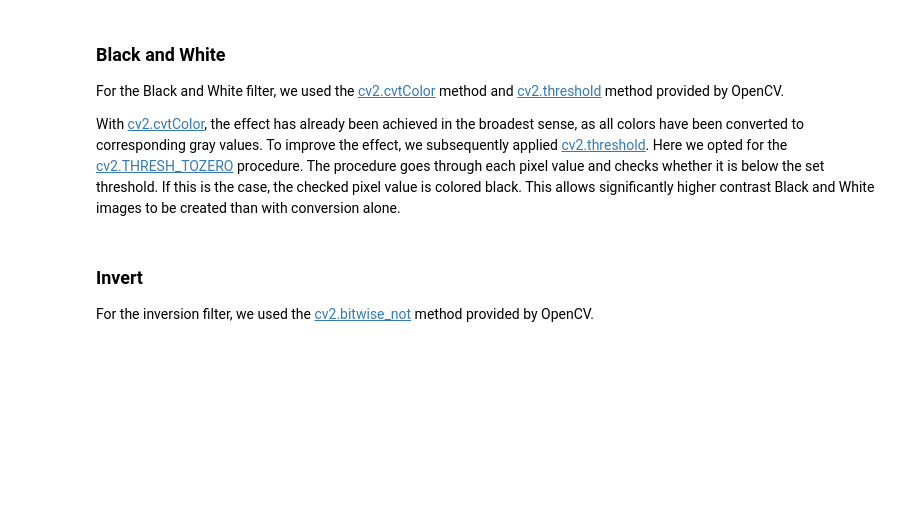
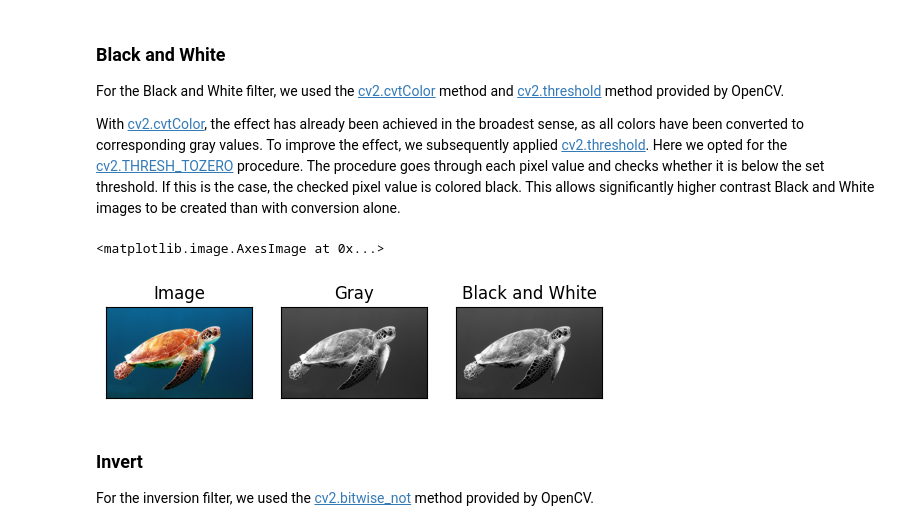
Before and after one commit to uol-mediaprocessing-2023-2024-classroom/project-interaction-by-facial-expressions, a Jupyter notebook: documentation/2-2023-11-22-base-project.ipynb, the cells around one changed output. Saved outputs shown, nothing was run; the diff lists cells and outputs as text; code cells hidden in the pictures; blank space fills up the shorter version.

```diff
--- a/documentation/2-2023-11-22-base-project.ipynb
+++ b/documentation/2-2023-11-22-base-project.ipynb
@@ -38,30 +36,30 @@ With [cv2.cvtColor](https://docs.opencv.org/4.8.0/d8/d01/group__imgproc__color__
 # %%
 from matplotlib import pyplot as plt
 import cv2
 
 filename = "./assets/a6a53142-eabf-469a-b10d-6c87e6776120.jpg"
 image = cv2.imread(filename)
 image_gray = cv2.cvtColor(image, cv2.COLOR_BGR2GRAY)
 _, image_black_and_white = cv2.threshold(image_gray, 25, 255, cv2.THRESH_TOZERO)
 
 # The code that follows is purely for plotting purposes.
 plt.subplot(1, 3, 1)
 plt.title("Image")
-plt.yticks([])
-plt.xticks([])
+plt.axis('off')
 plt.imshow(cv2.cvtColor(image, cv2.COLOR_BGR2RGB))
 
 plt.subplot(1, 3, 2)
 plt.title("Gray")
-plt.yticks([])
-plt.xticks([])
+plt.axis('off')
 plt.imshow(cv2.cvtColor(image_gray, cv2.COLOR_BGR2RGB))
 
 plt.subplot(1, 3, 3)
 plt.title("Black and White")
-plt.yticks([])
-plt.xticks([])
+plt.axis('off')
 plt.imshow(cv2.cvtColor(image_black_and_white, cv2.COLOR_BGR2RGB))
+# %% [output]
+<matplotlib.image.AxesImage at 0x...>
+[figure, added]
 # %% [markdown]
 ### Invert
 For the inversion filter, we used the [cv2.bitwise_not](https://docs.opencv.org/4.8.0/d2/de8/group__core__array.html#ga0002cf8b418479f4cb49a75442baee2f) method provided by OpenCV.
```
Also changed, not shown: parts of 3 cells of this notebook, 1 other file.
